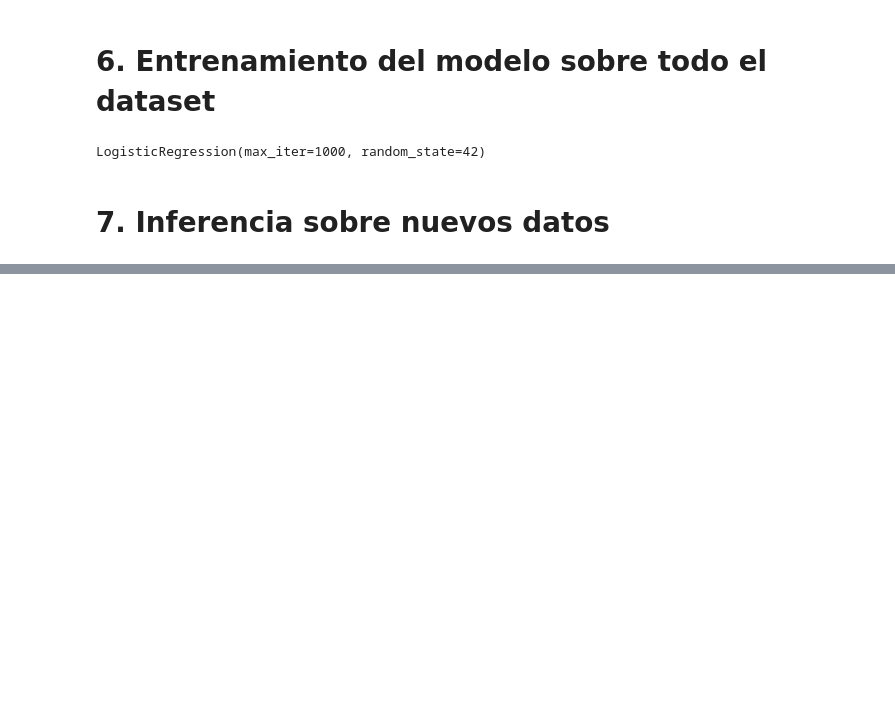
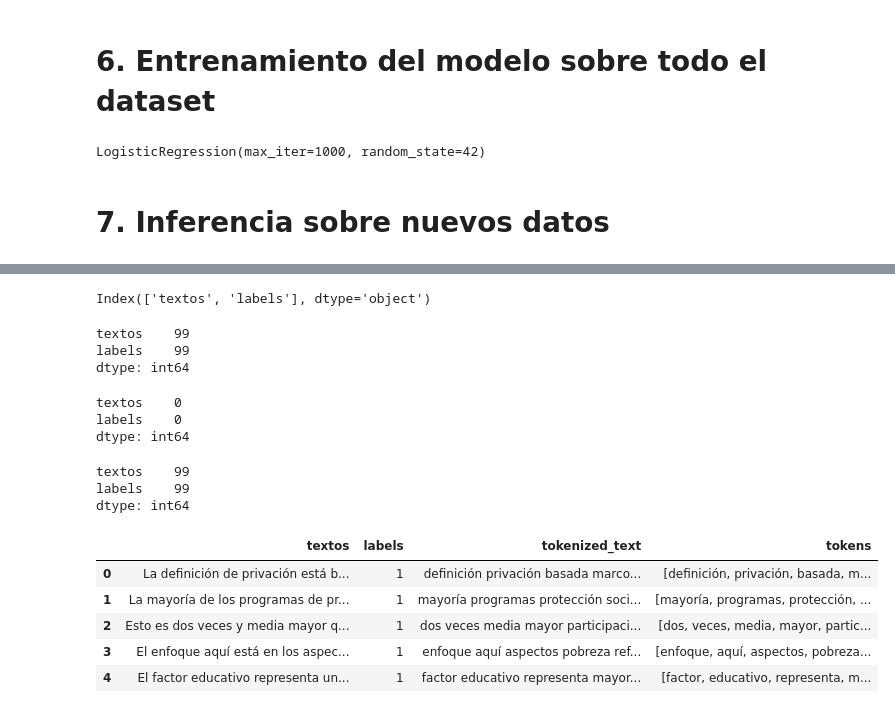
Before and after one commit to BILabsAndProjects/Proyecto1, a Jupyter notebook: proyecto.ipynb, the cells around one changed output, grey strips where cells are left out. Saved outputs shown, nothing was run; the diff lists cells and outputs as text; code cells hidden in the pictures; blank space fills up the shorter version.

```diff
--- a/proyecto.ipynb
+++ b/proyecto.ipynb
@@ -1826,0 +1864,37 @@ final_df.to_excel(r"datos/Datos de prueba_proyecto_con_predicciones.xlsx", index
+# %%
+df_data.columns
+# %% [output]
+Index(['textos', 'labels'], dtype='object')
+# %%
+df_data.count()
+# %% [output]
+textos    99
+labels    99
+dtype: int64
+# %%
+print(df_data.isnull().sum())
+# %% [output]
+textos    0
+labels    0
+dtype: int64
+# %%
+# Eliminar filas sin texto o etiqueta
+df = df_data.dropna(subset=["textos", "labels"])
+df.count()
+# %% [output]
+textos    99
+labels    99
+dtype: int64
+# %%
+normalized_df = df.copy()
+normalized_df[["tokenized_text", "tokens"]] = normalized_df["textos"].apply(
+    lambda x: pd.Series(tokenize_text(x, stem=False))
+)
+normalized_df.head()
+# %% [output]
+|  | textos | labels | tokenized_text | tokens |
+| 0 | La definición de privación está b... | 1 | definición privación basada marco... | [definición, privación, basada, m... |
+| 1 | La mayoría de los programas de pr... | 1 | mayoría programas protección soci... | [mayoría, programas, protección, ... |
+| 2 | Esto es dos veces y media mayor q... | 1 | dos veces media mayor participaci... | [dos, veces, media, mayor, partic... |
+| 3 | El enfoque aquí está en los aspec... | 1 | enfoque aquí aspectos pobreza ref... | [enfoque, aquí, aspectos, pobreza... |
+| 4 | El factor educativo representa un... | 1 | factor educativo representa mayor... | [factor, educativo, representa, m... |
```
Also changed, not shown: parts of 11 cells of this notebook.
